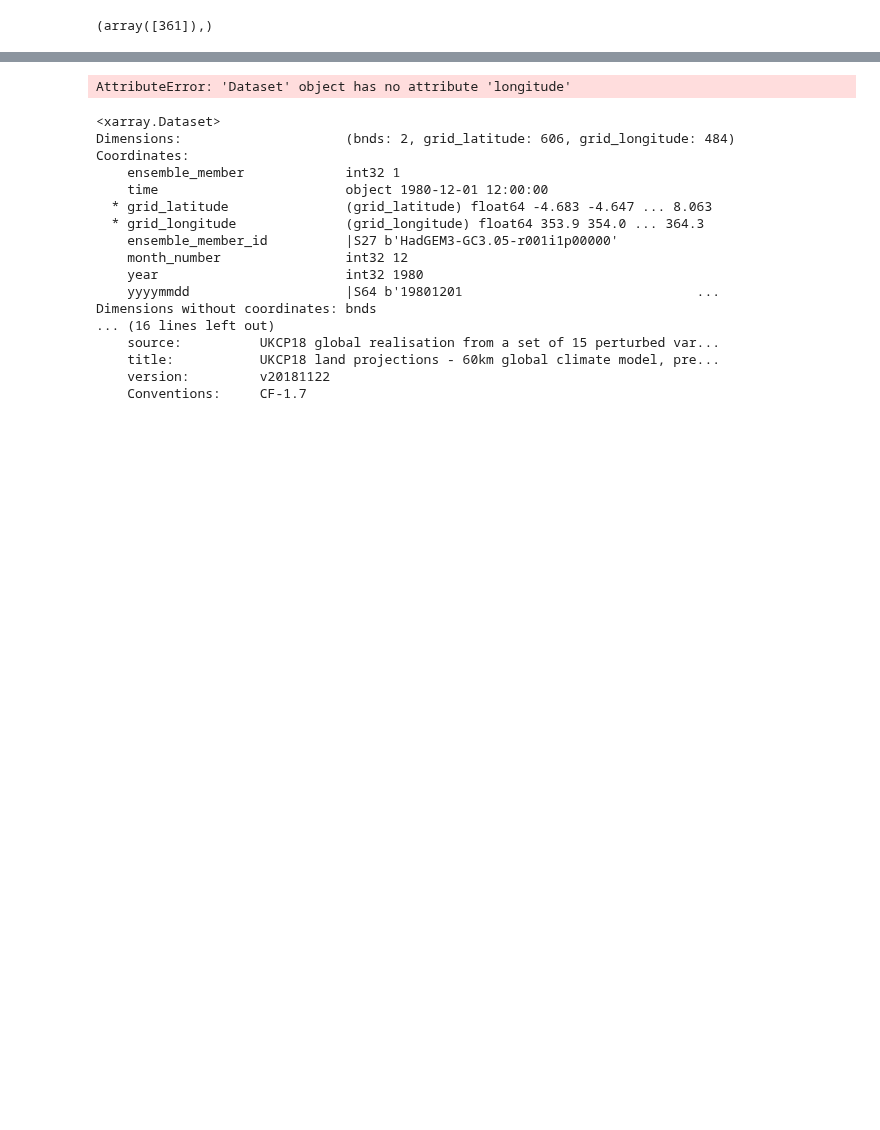
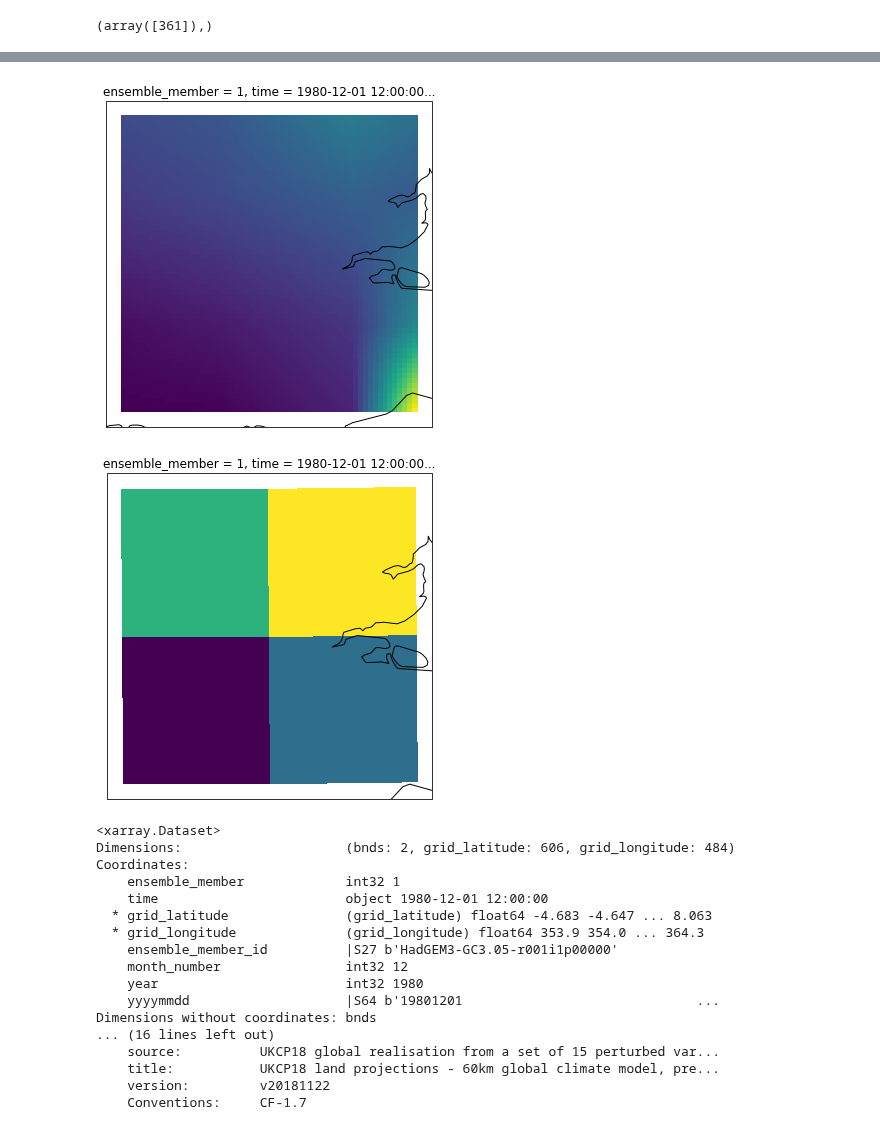
Before and after one commit to henryaddison/ml-downscaling-emulation, a Jupyter notebook: notebooks/learning/test-set-exploration.ipynb, the cells around one changed output, grey strips where cells are left out. Drawn from its saved outputs; the diff is of its cells as text; code cells hidden in the pictures; blank space fills up the shorter version.

Commit message:
extracting London region FTW

```diff
--- a/notebooks/learning/test-set-exploration.ipynb
+++ b/notebooks/learning/test-set-exploration.ipynb
@@ -135,7 +135,9 @@ plot_latlong_chunk(cpmdata.isel(grid_latitude=range(139,199), grid_longitude=ran
 # %%
-plot_rp_chunk(linear_regridded_gcmdata.where((linear_regridded_gcmdata.longitude < 1) & (linear_regridded_gcmdata.longitude > -1)))
+plot_rp_chunk(linear_regridded_gcmdata.isel(grid_latitude=range(139,199), grid_longitude=range(331, 391)))
+plot_latlong_chunk(london_gcmdata)
 # %% [output]
-AttributeError: 'Dataset' object has no attribute 'longitude'
+[figure, added]
+[figure, added]
 # %%
 linear_regridded_gcmdata
 # %% [output]
```
Also changed, not shown: parts of 3 cells of this notebook.
